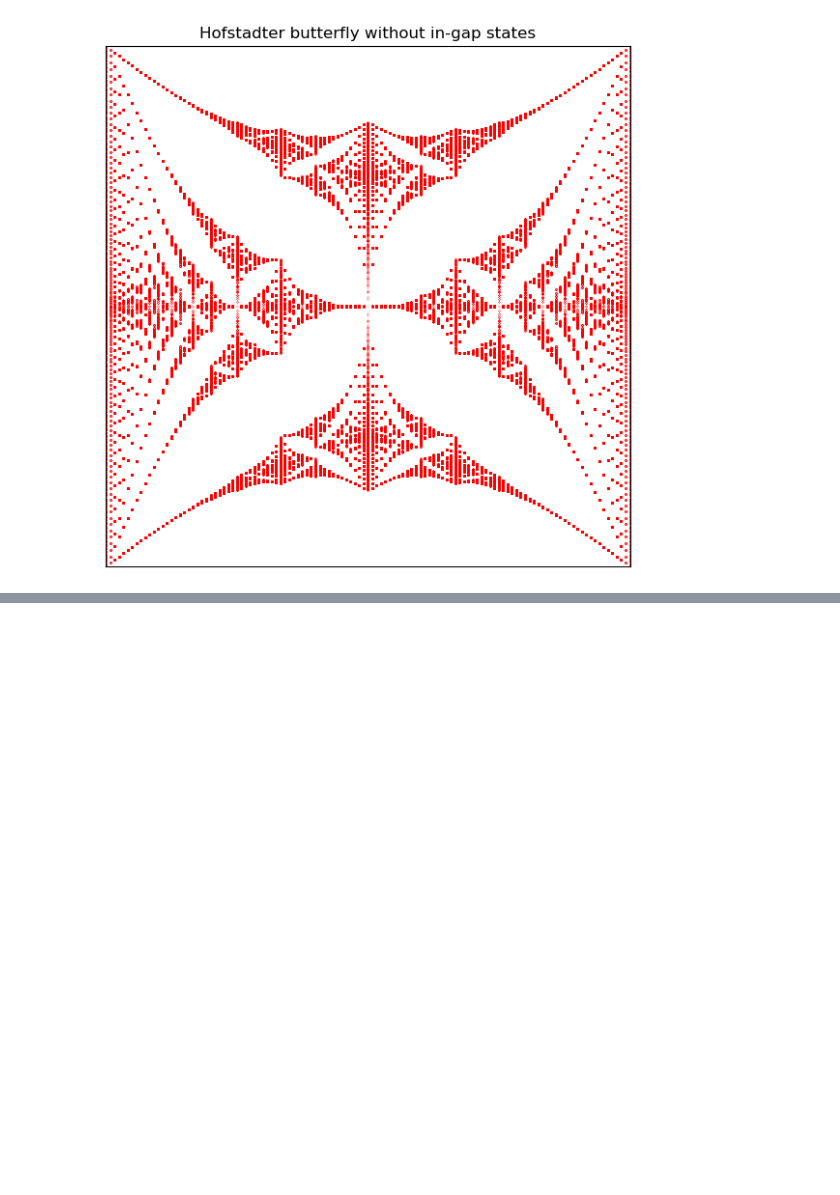
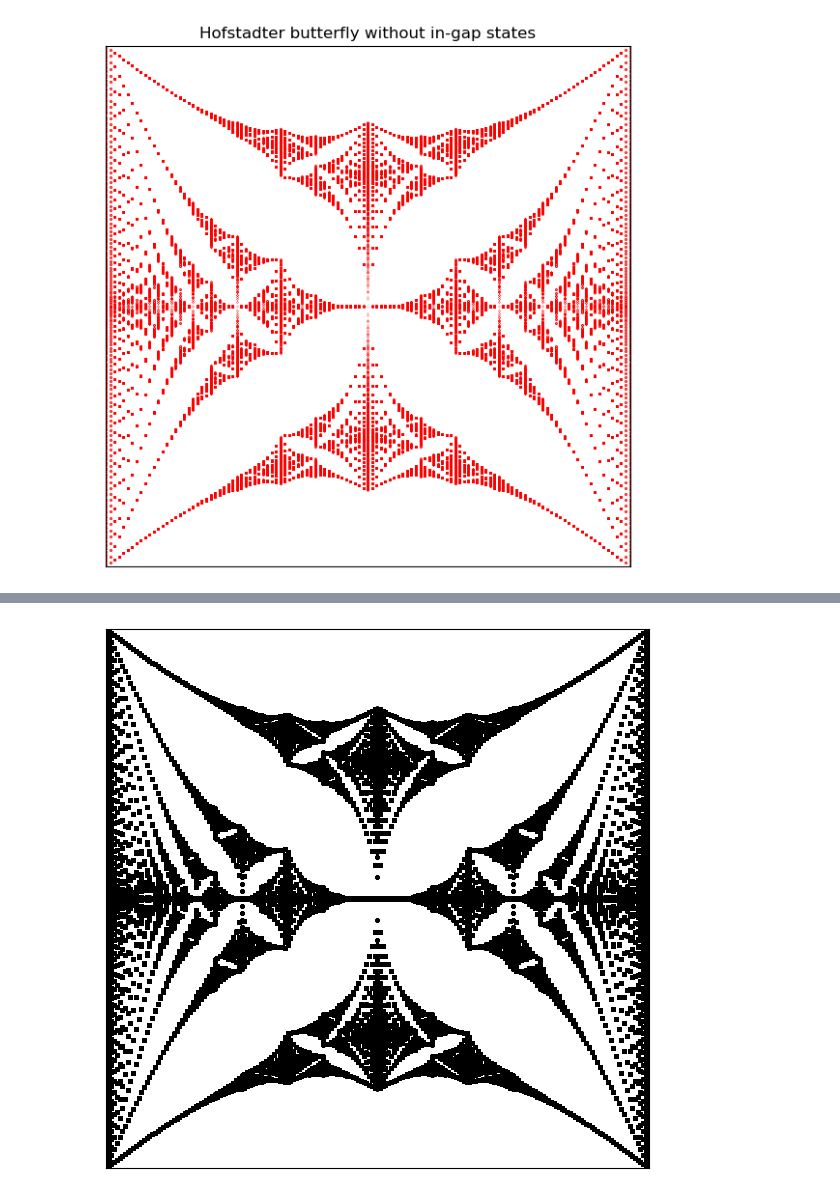
Before and after one commit to AliGhorashiCMT/8.511-Notes-and-Code, a Jupyter notebook: quantum oscillations/Hofstadter.ipynb, the cells around one changed output, grey strips where cells are left out. Drawn from its saved outputs; the diff is of its cells as text; code cells hidden in the pictures; blank space fills up the shorter version.

```diff
--- a/quantum oscillations/Hofstadter.ipynb
+++ b/quantum oscillations/Hofstadter.ipynb
@@ -140,0 +183,19 @@ plt.title("Hofstadter butterfly without in-gap states");
+# %%
+N = 200
+nk = 20
+energies = []
+for n in range(0, N+1):
+    print(f"n: {n}")
+    #plt.figure()
+    energies.append(periodic_spectrum(n, N, nk))
+# %%
+plt.figure(figsize=(7, 7))
+for i in range(0, N+1):
+    energies_at_alpha = energies[i]
+    plt.scatter(i*np.ones(len(energies_at_alpha)), energies_at_alpha, s=5, color="black")
+plt.xlim(0, N);
+plt.ylim(-4, 4);
+plt.xticks([])
+plt.yticks([]);
+# %% [output]
+[figure, added]
```
Also changed, not shown: parts of 3 cells of this notebook.
